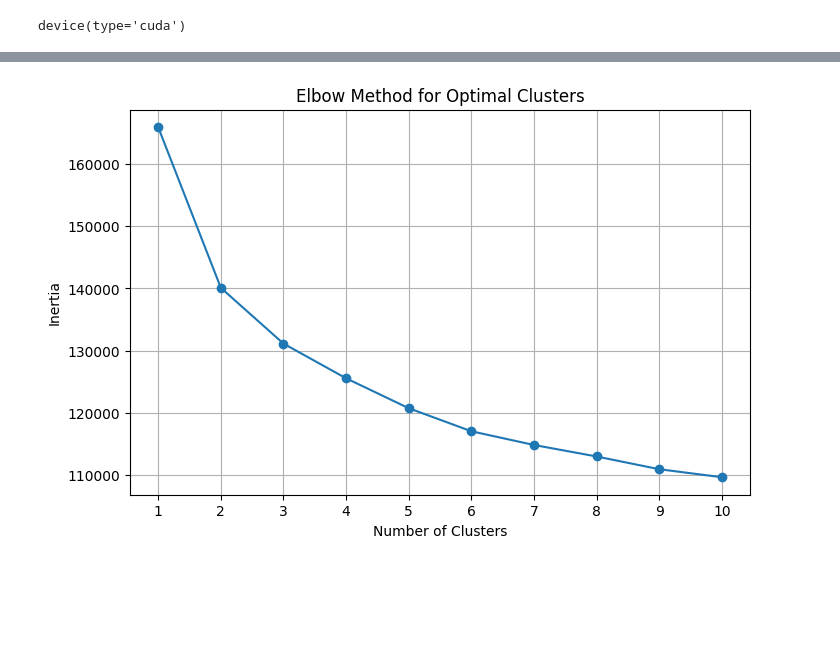
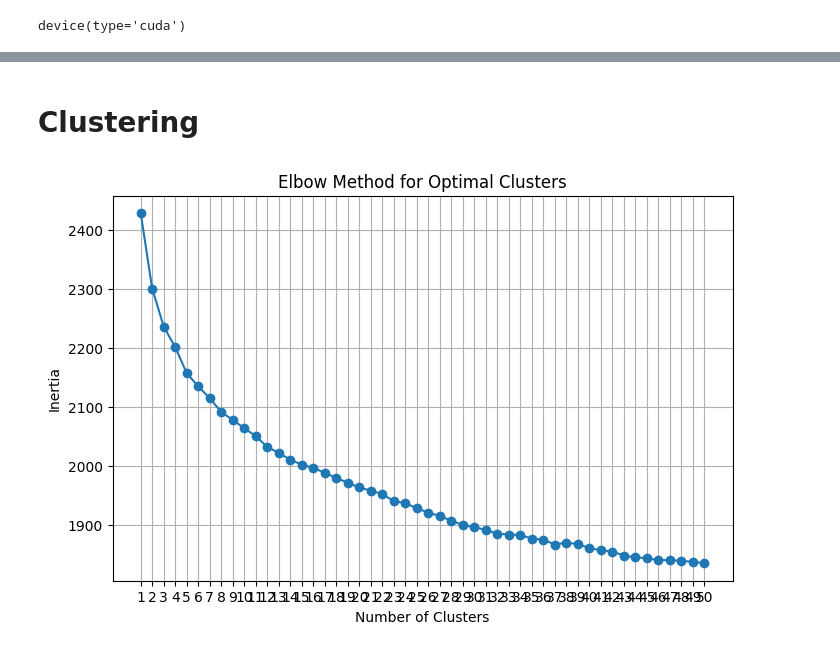
Before and after one commit to Jiangonal/HA-Eco-1, a Jupyter notebook: clustering.ipynb, the cells around one changed output, grey strips where cells are left out. Saved outputs shown, nothing was run; the diff lists cells and outputs as text; code cells hidden in the pictures; blank space fills up the shorter version.

```diff
--- a/clustering.ipynb
+++ b/clustering.ipynb
@@ -84,0 +89,7 @@ df
+# %%
+#sentence bert
+model = SentenceTransformer('all-MiniLM-L6-v2')
+embeddings_r = model.encode(df['processed_comments_review'].tolist(), normalize_embeddings=True)
+similarity_matrix_r = cosine_similarity(embeddings_r)
+embeddings_i = model.encode(df['processed_comments_issue'].tolist(), normalize_embeddings=True)
+similarity_matrix_i = cosine_similarity(embeddings_i)
@@ -84,0 +99,20 @@ df
+# %%
+def normalize_embeddings(embeddings):
+
+    return normalize(embeddings, norm='l2')
+
+# Apply normalization before clustering
+embeddings_r = normalize_embeddings(embeddings_r)
+embeddings_i= normalize_embeddings(embeddings_i)
+# %%
+num_clusters = 2  # Adjust based on your expectation or use methods like the elbow method
+kmeans = KMeans(n_clusters=num_clusters, random_state=42)
+labels = kmeans.fit_predict(embeddings_r)
+pca = PCA(n_components=2)
+embeddings_2d = pca.fit_transform(embeddings_r)
+
+plt.scatter(embeddings_2d[:, 0], embeddings_2d[:, 1], c=labels, cmap='viridis')
+plt.title("Clusters of Comment Threads")
+plt.xlabel("PCA Component 1")
+plt.ylabel("PCA Component 2")
+plt.show()
@@ -101,6 +187,3 @@ def get_bert_embedding(text):
     # Use the [CLS] token embedding as the sentence embedding
     embedding = outputs.last_hidden_state[:, 0, :].squeeze().cpu().numpy()  # Move output back to CPU
     return embedding
-
-# Generate embeddings for each comment
-embeddings = df['processed_comments'].apply(get_bert_embedding).tolist()
@@ -133,3 +233,5 @@ normalized_embeddings = torch.tensor(scaler.fit_transform(embeddings_tensor.cpu(
+# %% [markdown]
+# Clustering
 # %%
 def torch_kmeans(data, k, max_iters=300):
     # Randomly initialize cluster centroids
@@ -155,24 +257,24 @@ def torch_kmeans(data, k, max_iters=300):
 # %%
 # Function to calculate inertia for different numbers of clusters
 def elbow_method(embeddings, max_k=10):
     inertia = []
     for k in range(1, max_k + 1):
         kmeans = KMeans(n_clusters=k, random_state=42)
         kmeans.fit(embeddings)
         inertia.append(kmeans.inertia_)
     return inertia
 
 # Calculate inertia values
-inertia_values = elbow_method(embeddings, max_k=10)
+inertia_values = elbow_method(embeddings_r, max_k=50)
 
 # Plot the elbow curve
 plt.figure(figsize=(8, 5))
-plt.plot(range(1, 11), inertia_values, marker='o')
+plt.plot(range(1, 51), inertia_values, marker='o')
 plt.title('Elbow Method for Optimal Clusters')
 plt.xlabel('Number of Clusters')
 plt.ylabel('Inertia')
-plt.xticks(range(1, 11))
+plt.xticks(range(1, 51))
 plt.grid()
 plt.show()
 # %% [output]
-[figure, old version]
+[figure, new version]
```
Also changed, not shown: parts of 36 cells of this notebook, 1 other file.
